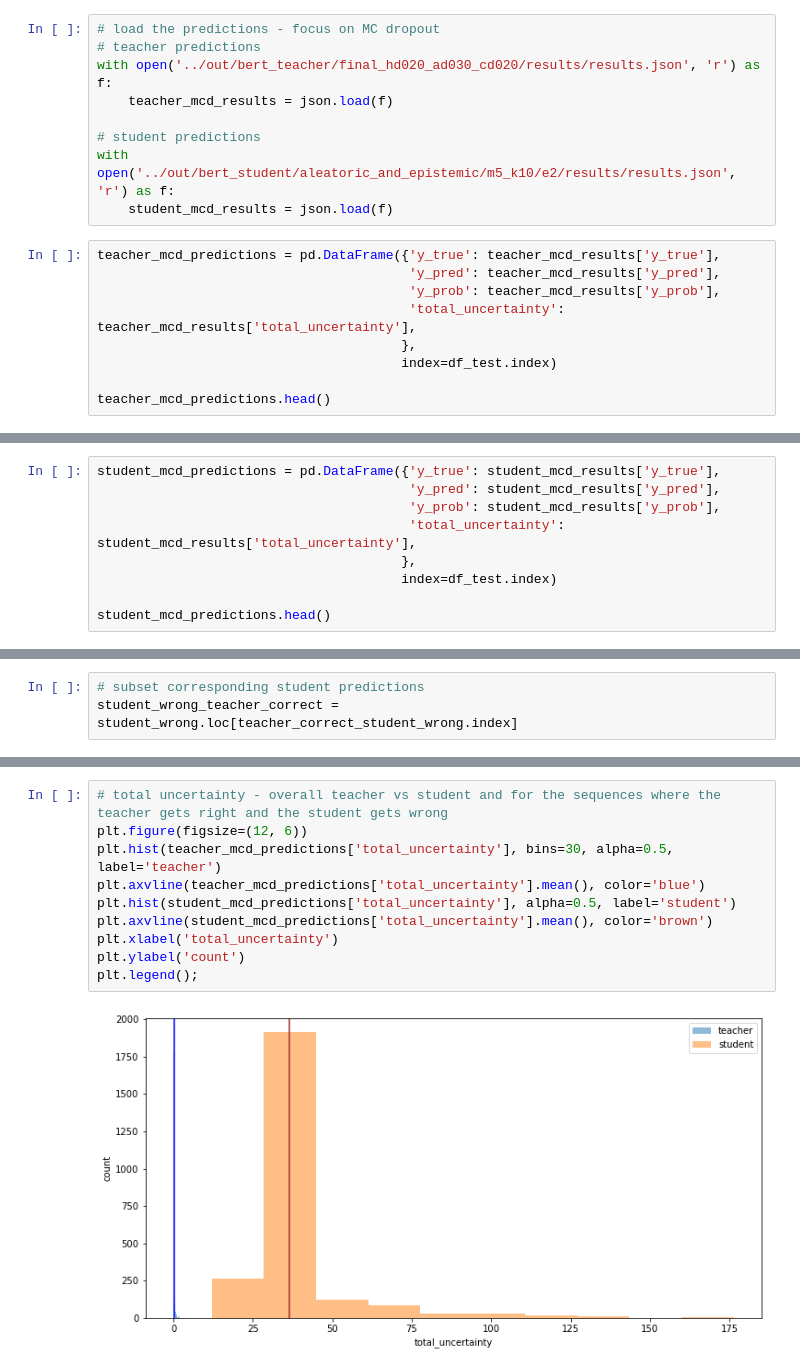
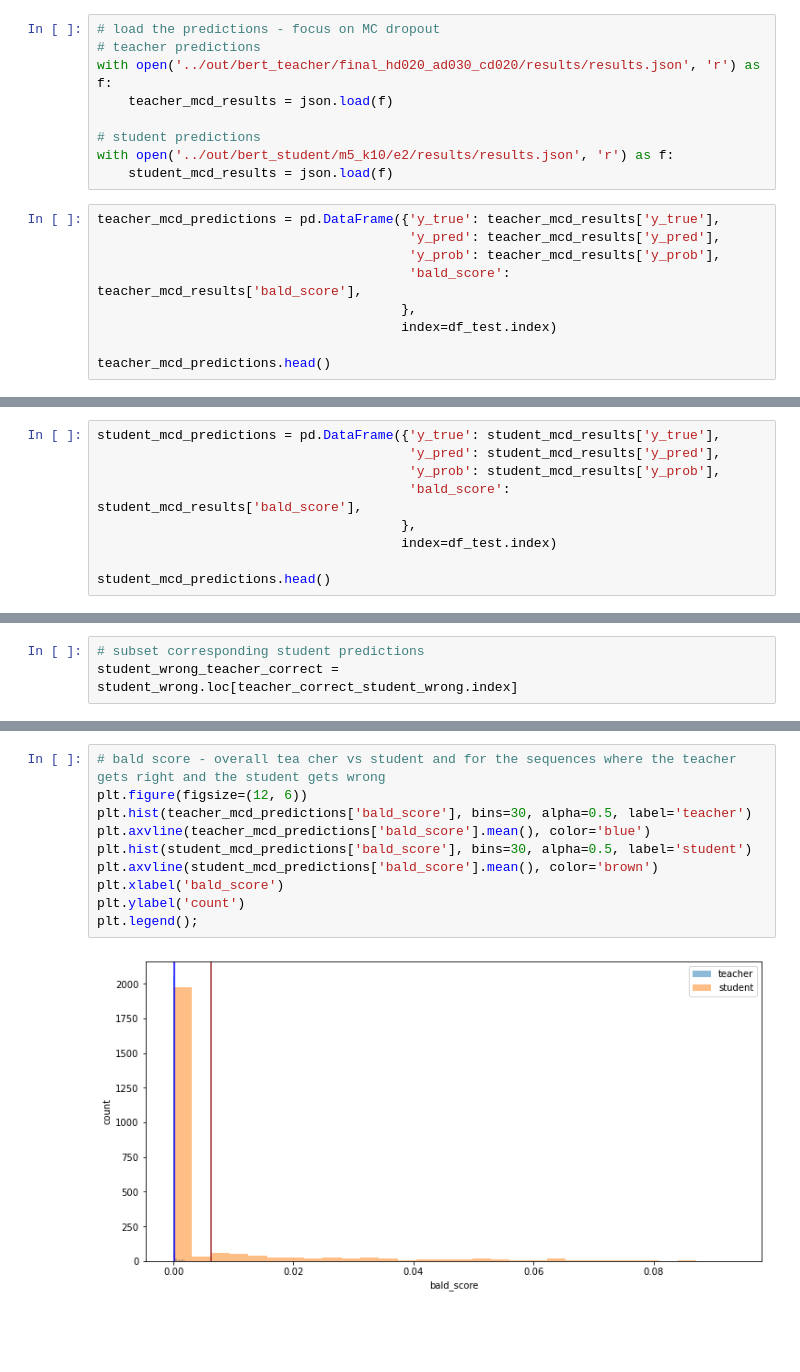
Before and after one commit to jsonnenburg/real-time-uncertainty-text-classification, a Jupyter notebook: analysis/student_error_analysis.ipynb, the cells around one changed output, grey strips where cells are left out. Saved outputs shown, nothing was run; the diff lists cells and outputs as text; blank space fills up the shorter version.

```diff
--- a/analysis/student_error_analysis.ipynb
+++ b/analysis/student_error_analysis.ipynb
@@ -28,13 +28,13 @@ with open('../out/bert_teacher/final_hd020_ad030_cd020/results/results.json', 'r
     teacher_mcd_results = json.load(f)
 
 # student predictions
-with open('../out/bert_student/aleatoric_and_epistemic/m5_k10/e2/results/results.json', 'r') as f:
+with open('../out/bert_student/m5_k10/e2/results/results.json', 'r') as f:
     student_mcd_results = json.load(f)
 # %%
 teacher_mcd_predictions = pd.DataFrame({'y_true': teacher_mcd_results['y_true'],
                                         'y_pred': teacher_mcd_results['y_pred'],
                                         'y_prob': teacher_mcd_results['y_prob'],
-                                        'total_uncertainty': teacher_mcd_results['total_uncertainty'],
+                                        'bald_score': teacher_mcd_results['bald_score'],
                                        },
                                        index=df_test.index)
 
@@ -50,7 +50,7 @@ teacher_mcd_predictions.head()
 student_mcd_predictions = pd.DataFrame({'y_true': student_mcd_results['y_true'],
                                         'y_pred': student_mcd_results['y_pred'],
                                         'y_prob': student_mcd_results['y_prob'],
-                                        'total_uncertainty': student_mcd_results['total_uncertainty'],
+                                        'bald_score': student_mcd_results['bald_score'],
                                        },
                                        index=df_test.index)
 
@@ -92,12 +118,12 @@ plt.legend();
 # %%
-# total uncertainty - overall teacher vs student and for the sequences where the teacher gets right and the student gets wrong
+# bald score - overall tea cher vs student and for the sequences where the teacher gets right and the student gets wrong
 plt.figure(figsize=(12, 6))
-plt.hist(teacher_mcd_predictions['total_uncertainty'], bins=30, alpha=0.5, label='teacher')
-plt.axvline(teacher_mcd_predictions['total_uncertainty'].mean(), color='blue')
-plt.hist(student_mcd_predictions['total_uncertainty'], alpha=0.5, label='student')
-plt.axvline(student_mcd_predictions['total_uncertainty'].mean(), color='brown')
-plt.xlabel('total_uncertainty')
+plt.hist(teacher_mcd_predictions['bald_score'], bins=30, alpha=0.5, label='teacher')
+plt.axvline(teacher_mcd_predictions['bald_score'].mean(), color='blue')
+plt.hist(student_mcd_predictions['bald_score'], bins=30, alpha=0.5, label='student')
+plt.axvline(student_mcd_predictions['bald_score'].mean(), color='brown')
+plt.xlabel('bald_score')
 plt.ylabel('count')
 plt.legend();
 # %% [output]
-[figure, old version]
+[figure, new version]
```
Also changed, not shown: parts of 10 cells of this notebook, 3 other files.
